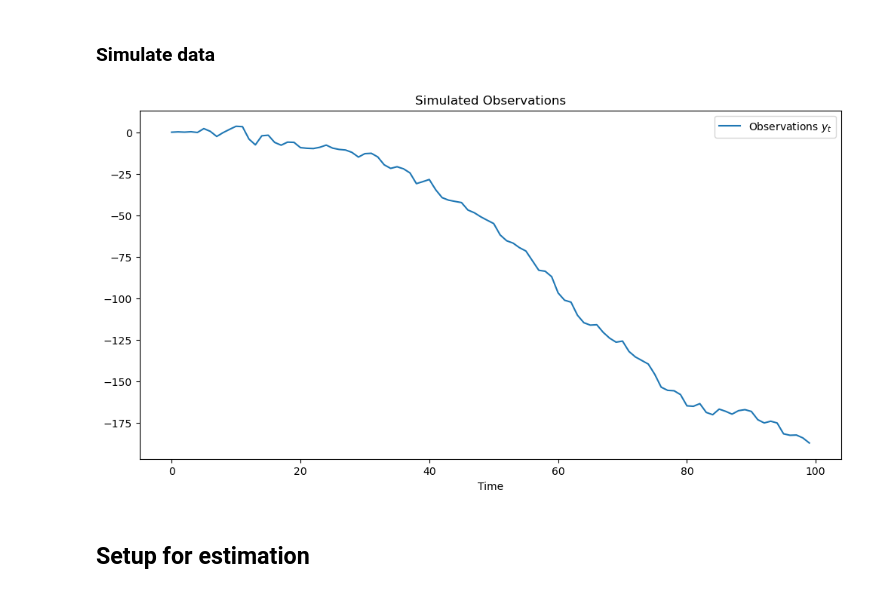
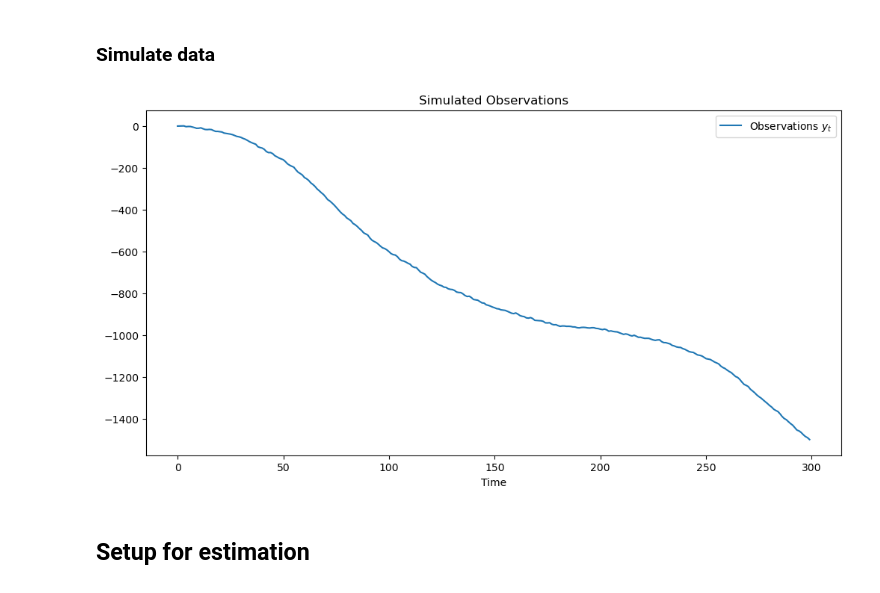
Before and after one commit to MKildemark/State-Space-Model-Estimation, a Jupyter notebook: python/stm.ipynb, the cells around one changed output. Cells and saved outputs as stored; diff of their text form; code cells hidden in the pictures.

```diff
--- a/python/stm.ipynb
+++ b/python/stm.ipynb
@@ -123,19 +123,19 @@ def simulate_data(params, n_order, n_obs, alpha_init):
 
     return y, alpha
 # %%
-n_obs = 100
+n_obs = 300
 y_init = 0
 y,alpha = simulate_data(params, n_order, n_obs, alpha_init = np.zeros(2 + 2*n_order))
 
 #plot simulated data
 plt.figure(figsize=(12, 6))
 plt.plot(y, label='Observations $y_t$')
 plt.legend()
 plt.xlabel('Time')
 plt.title('Simulated Observations')
 plt.show()
 # %% [output]
-[figure, old version]
+[figure, new version]
 # %% [markdown]
 ## Setup for estimation
 # %% [markdown]
```
Also changed, not shown: parts of 6 cells of this notebook, 53 other files.
